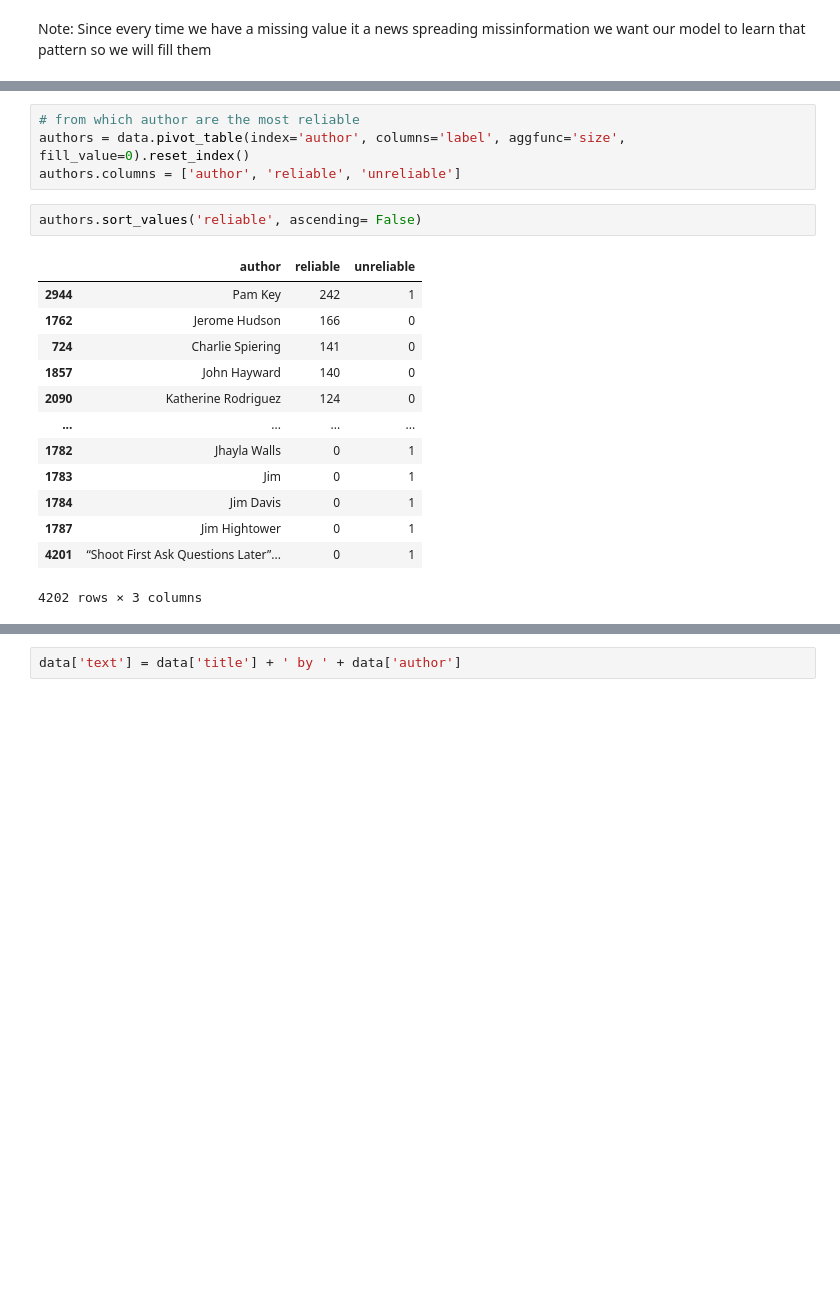
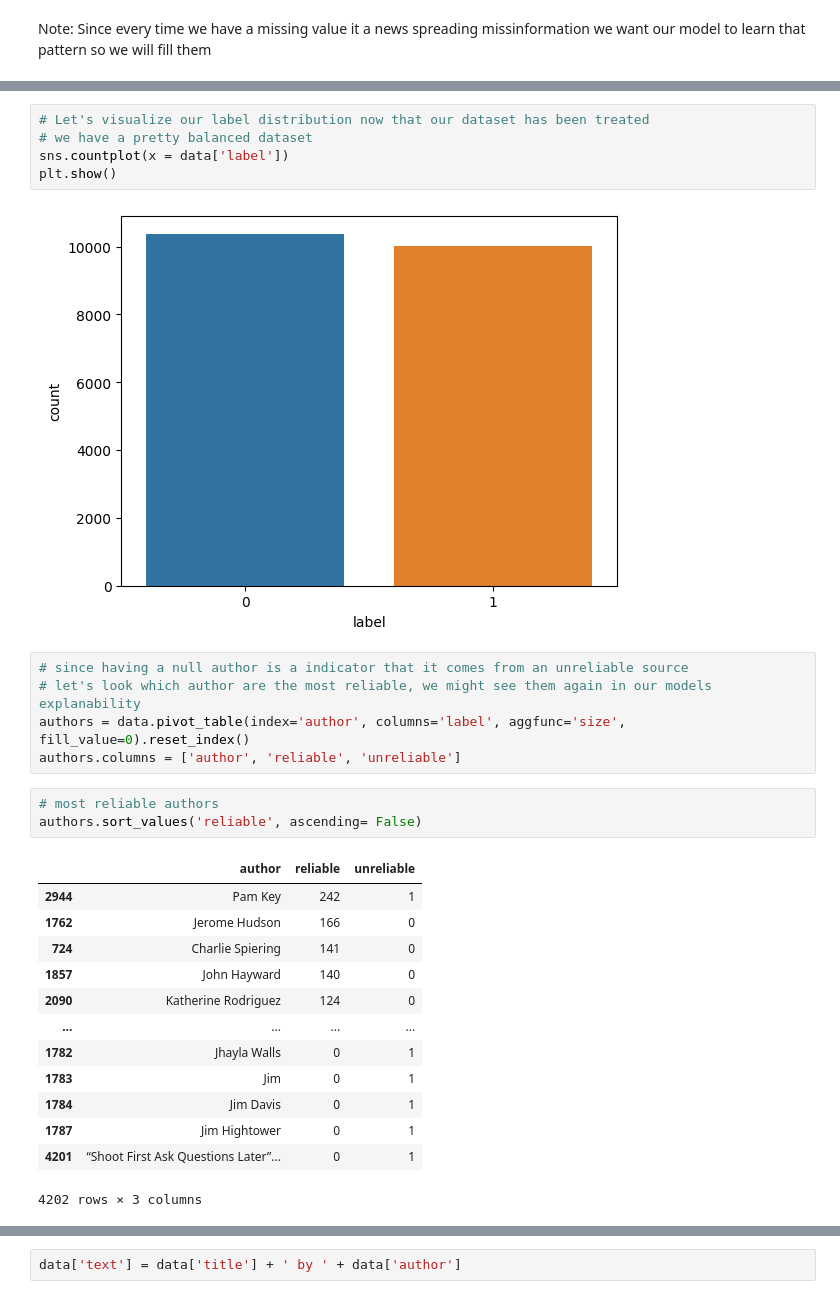
Before and after one commit to GoncaloJoseMoura/Projects, a Jupyter notebook: Fake_news/fake_news.ipynb, the cells around one changed output, grey strips where cells are left out. Drawn from its saved outputs; the diff is of its cells as text; blank space fills up the shorter version.

```diff
--- a/Fake_news/fake_news.ipynb
+++ b/Fake_news/fake_news.ipynb
@@ -142,8 +161,17 @@ Note: Since every time we have a missing value it a news spreading missinformati
+# %%
+# Let's visualize our label distribution now that our dataset has been treated
+# we have a pretty balanced dataset
+sns.countplot(x = data['label'])
+plt.show()
+# %% [output]
+[figure, added]
 # %%
-# from which author are the most reliable
+# since having a null author is a indicator that it comes from an unreliable source
+# let's look which author are the most reliable, we might see them again in our models explanability
 authors = data.pivot_table(index='author', columns='label', aggfunc='size', fill_value=0).reset_index()
 authors.columns = ['author', 'reliable', 'unreliable']
 # %%
+# most reliable authors
 authors.sort_values('reliable', ascending= False)
 # %% [output]
 |  | author | reliable | unreliable |
```
Also changed, not shown: parts of 58 cells of this notebook, 1 other file.
